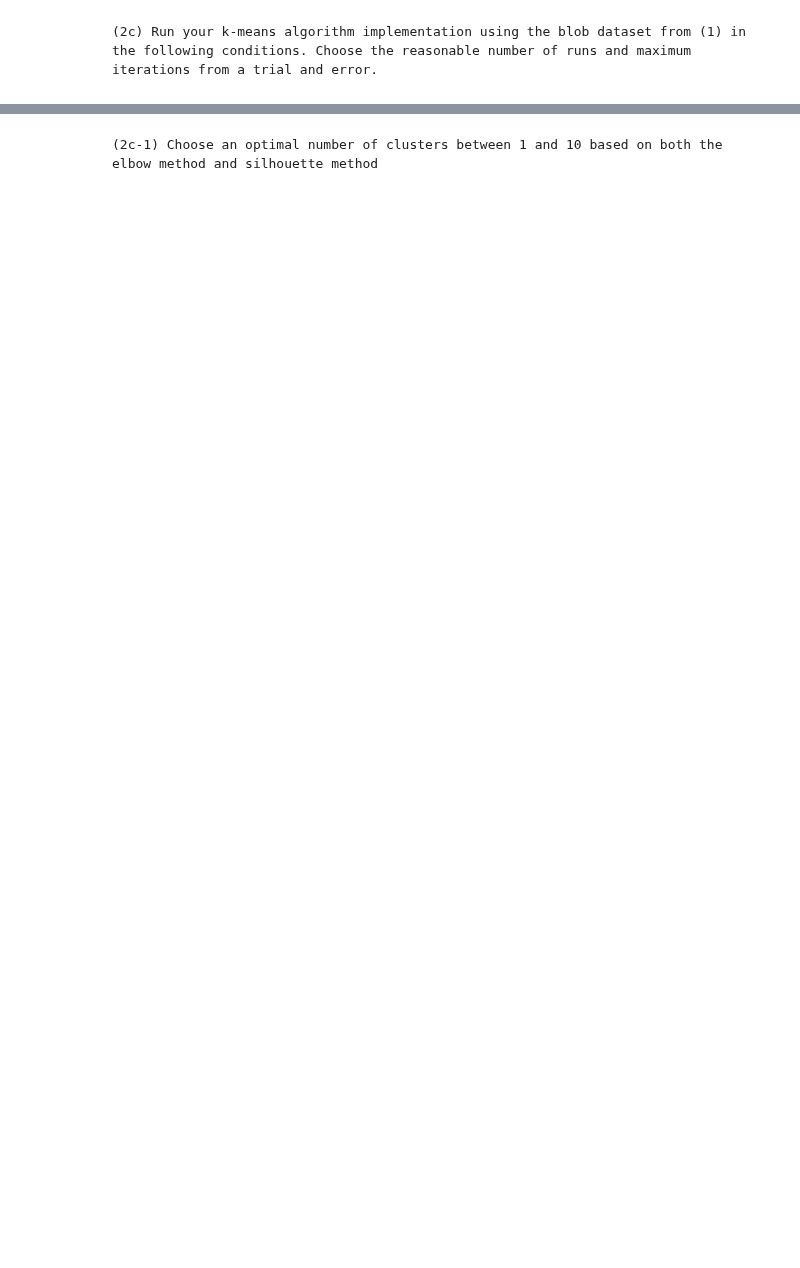
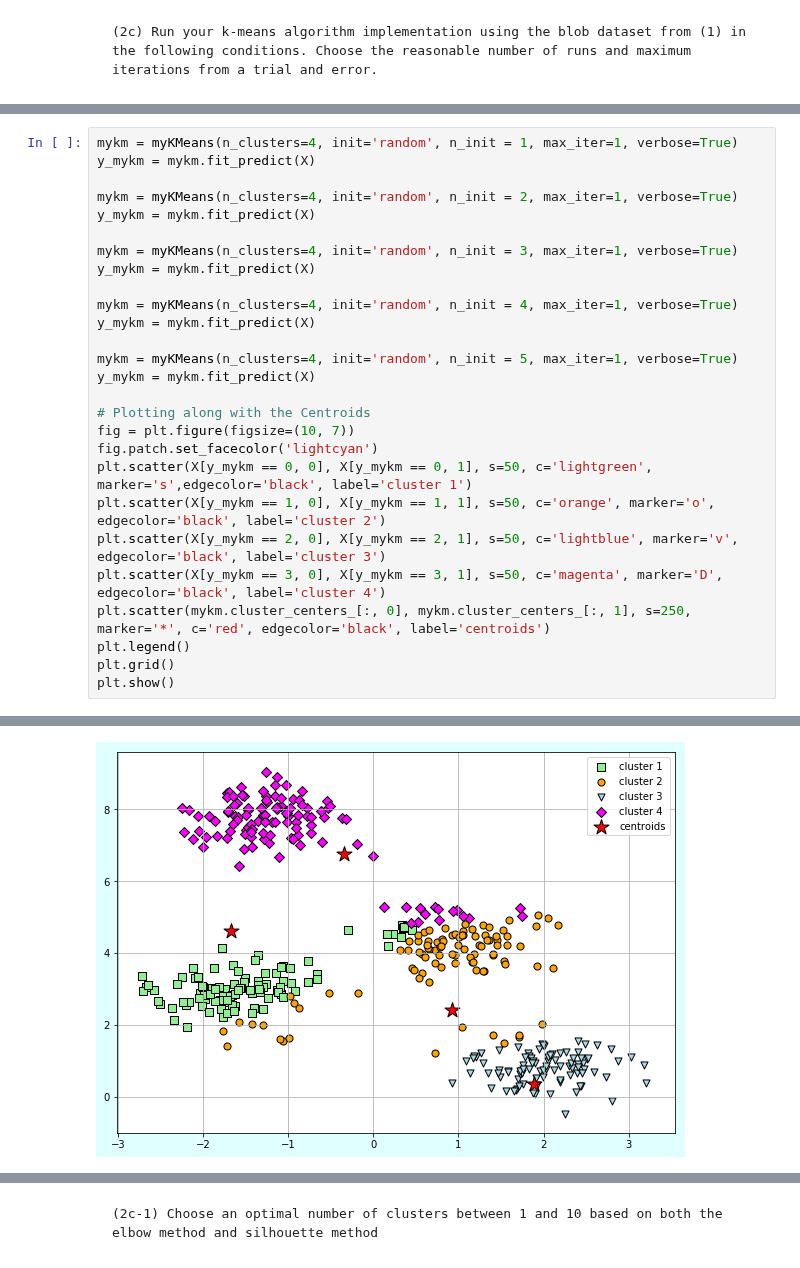
Before and after one commit to happyhyowon/work, a Jupyter notebook: HyowonKim_2019020723_hw4.ipynb, the cells around one changed output, grey strips where cells are left out. Drawn from its saved outputs; the diff is of its cells as text; blank space fills up the shorter version.

```diff
--- a/HyowonKim_2019020723_hw4.ipynb
+++ b/HyowonKim_2019020723_hw4.ipynb
@@ -176,0 +229,28 @@ plt.show()
+# %%
+mykm = myKMeans(n_clusters=4, init='random', n_init = 1, max_iter=1, verbose=True)
+y_mykm = mykm.fit_predict(X)
+
+mykm = myKMeans(n_clusters=4, init='random', n_init = 2, max_iter=1, verbose=True)
+y_mykm = mykm.fit_predict(X)
+
+mykm = myKMeans(n_clusters=4, init='random', n_init = 3, max_iter=1, verbose=True)
+y_mykm = mykm.fit_predict(X)
+
+mykm = myKMeans(n_clusters=4, init='random', n_init = 4, max_iter=1, verbose=True)
+y_mykm = mykm.fit_predict(X)
+
+mykm = myKMeans(n_clusters=4, init='random', n_init = 5, max_iter=1, verbose=True)
+y_mykm = mykm.fit_predict(X)
+
+# Plotting along with the Centroids
+fig = plt.figure(figsize=(10, 7))
+fig.patch.set_facecolor('lightcyan')
+plt.scatter(X[y_mykm == 0, 0], X[y_mykm == 0, 1], s=50, c='lightgreen', marker='s',edgecolor='black', label='cluster 1')
+plt.scatter(X[y_mykm == 1, 0], X[y_mykm == 1, 1], s=50, c='orange', marker='o', edgecolor='black', label='cluster 2')
+plt.scatter(X[y_mykm == 2, 0], X[y_mykm == 2, 1], s=50, c='lightblue', marker='v', edgecolor='black', label='cluster 3')
+plt.scatter(X[y_mykm == 3, 0], X[y_mykm == 3, 1], s=50, c='magenta', marker='D', edgecolor='black', label='cluster 4')
+plt.scatter(mykm.cluster_centers_[:, 0], mykm.cluster_centers_[:, 1], s=250, marker='*', c='red', edgecolor='black', label='centroids')
+plt.legend()
+plt.grid()
+plt.show()
+# %% [output]
@@ -176,0 +274 @@ plt.show()
+[figure, added]
```
Also changed, not shown: parts of 26 cells of this notebook.
